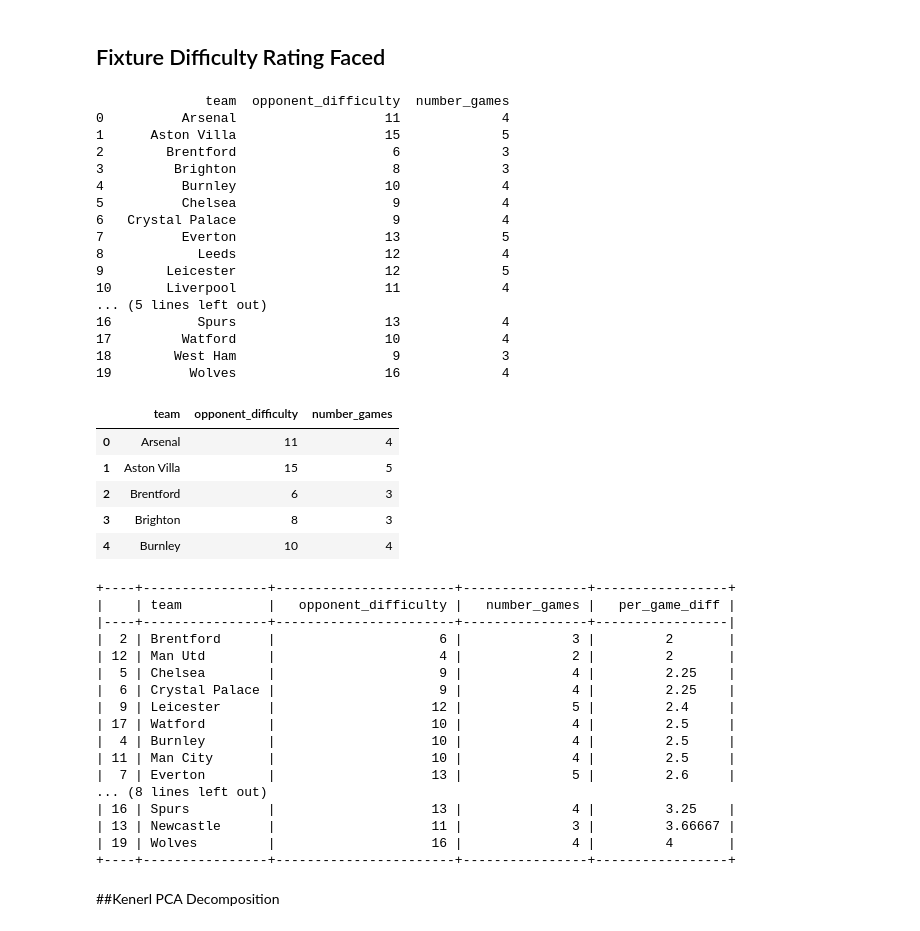
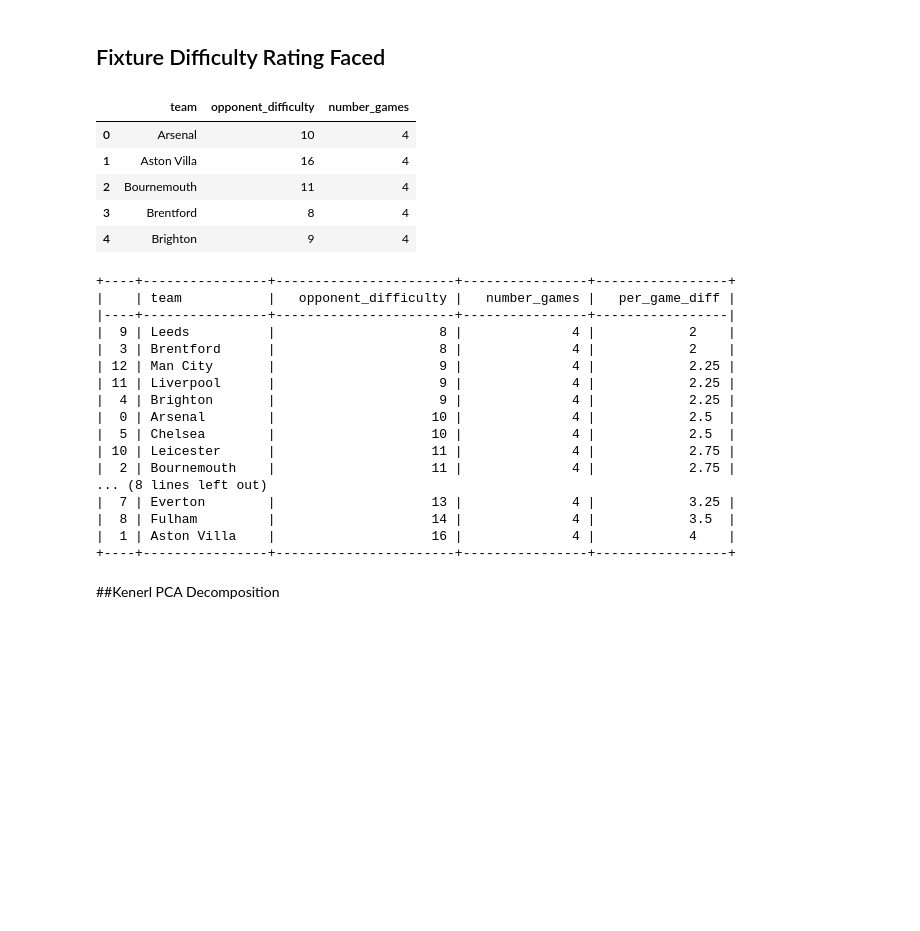
Before and after one commit to SitwalaM/fpl, a Jupyter notebook: notebooks/fpl_eda.ipynb, the cells around one changed output. Drawn from its saved outputs; the diff is of its cells as text; code cells hidden in the pictures; blank space fills up the shorter version.

```diff
--- a/notebooks/fpl_eda.ipynb
+++ b/notebooks/fpl_eda.ipynb
@@ -165,36 +165,20 @@ plt.savefig("../images/volatility.png")
 # %% [markdown]
 ## Fixture Difficulty Rating Faced
 # %%
+
 # use the difficulty methods to get opponent difficulty for next four fixtures
 from difficulty import team_difficulty
 gameweek = get_current_gameweek()
-diff_df = team_difficulty(gameweek+1,gameweek+9)
+diff_df = team_difficulty(gameweek+1,gameweek+4)
 diff_df = diff_df["totals"]
 diff_df.head()
 # %% [output]
-              team  opponent_difficulty  number_games
-0          Arsenal                   11             4
-1      Aston Villa                   15             5
-2        Brentford                    6             3
-3         Brighton                    8             3
-4          Burnley                   10             4
-5          Chelsea                    9             4
-6   Crystal Palace                    9             4
-7          Everton                   13             5
-8            Leeds                   12             4
-9        Leicester                   12             5
-10       Liverpool                   11             4
-... (5 lines left out)
-16           Spurs                   13             4
-17         Watford                   10             4
-18        West Ham                    9             3
-19          Wolves                   16             4
 |  | team | opponent_difficulty | number_games |
-| 0 | Arsenal | 11 | 4 |
-| 1 | Aston Villa | 15 | 5 |
-| 2 | Brentford | 6 | 3 |
-| 3 | Brighton | 8 | 3 |
-| 4 | Burnley | 10 | 4 |
+| 0 | Arsenal | 10 | 4 |
+| 1 | Aston Villa | 16 | 4 |
+| 2 | Bournemouth | 11 | 4 |
+| 3 | Brentford | 8 | 4 |
+| 4 | Brighton | 9 | 4 |
 # %%
 # add a per game column because of teams blanking (lesss fixtures)
 diff_df["per_game_diff"] = diff_df.opponent_difficulty/diff_df.number_games
@@ -206,19 +190,19 @@ print(tabulate(diff_df, headers='keys', tablefmt='psql'))
 +----+----------------+-----------------------+----------------+-----------------+
 |    | team           |   opponent_difficulty |   number_games |   per_game_diff |
 |----+----------------+-----------------------+----------------+-----------------|
-|  2 | Brentford      |                     6 |              3 |         2       |
-| 12 | Man Utd        |                     4 |              2 |         2       |
-|  5 | Chelsea        |                     9 |              4 |         2.25    |
-|  6 | Crystal Palace |                     9 |              4 |         2.25    |
-|  9 | Leicester      |                    12 |              5 |         2.4     |
-| 17 | Watford        |                    10 |              4 |         2.5     |
-|  4 | Burnley        |                    10 |              4 |         2.5     |
-| 11 | Man City       |                    10 |              4 |         2.5     |
-|  7 | Everton        |                    13 |              5 |         2.6     |
+|  9 | Leeds          |                     8 |              4 |            2    |
+|  3 | Brentford      |                     8 |              4 |            2    |
+| 12 | Man City       |                     9 |              4 |            2.25 |
+| 11 | Liverpool      |                     9 |              4 |            2.25 |
+|  4 | Brighton       |                     9 |              4 |            2.25 |
+|  0 | Arsenal        |                    10 |              4 |            2.5  |
+|  5 | Chelsea        |                    10 |              4 |            2.5  |
+| 10 | Leicester      |                    11 |              4 |            2.75 |
+|  2 | Bournemouth    |                    11 |              4 |            2.75 |
 ... (8 lines left out)
-| 16 | Spurs          |                    13 |              4 |         3.25    |
-| 13 | Newcastle      |                    11 |              3 |         3.66667 |
-| 19 | Wolves         |                    16 |              4 |         4       |
+|  7 | Everton        |                    13 |              4 |            3.25 |
+|  8 | Fulham         |                    14 |              4 |            3.5  |
+|  1 | Aston Villa    |                    16 |              4 |            4    |
 +----+----------------+-----------------------+----------------+-----------------+
 # %% [markdown]
 ##Kenerl PCA Decomposition
```
Also changed, not shown: parts of 14 cells of this notebook.
